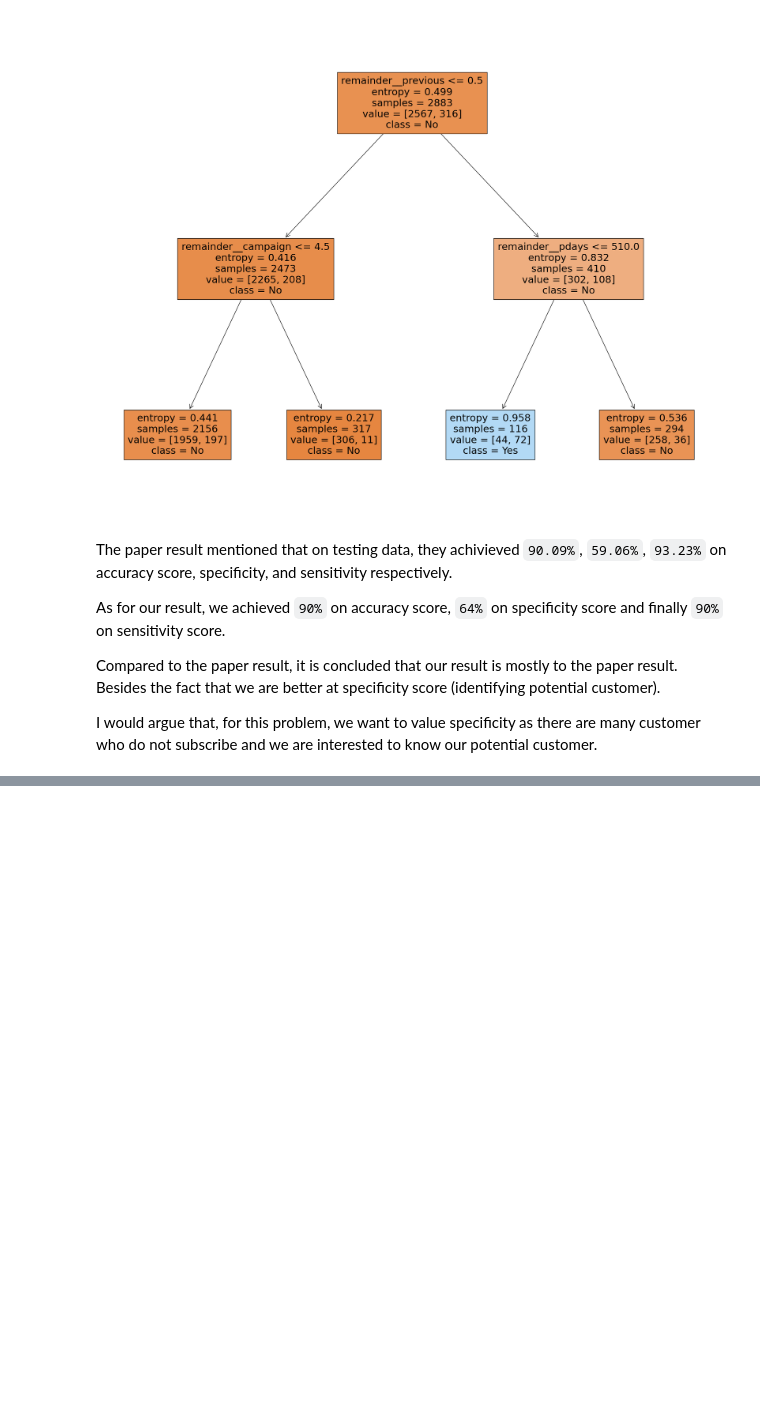
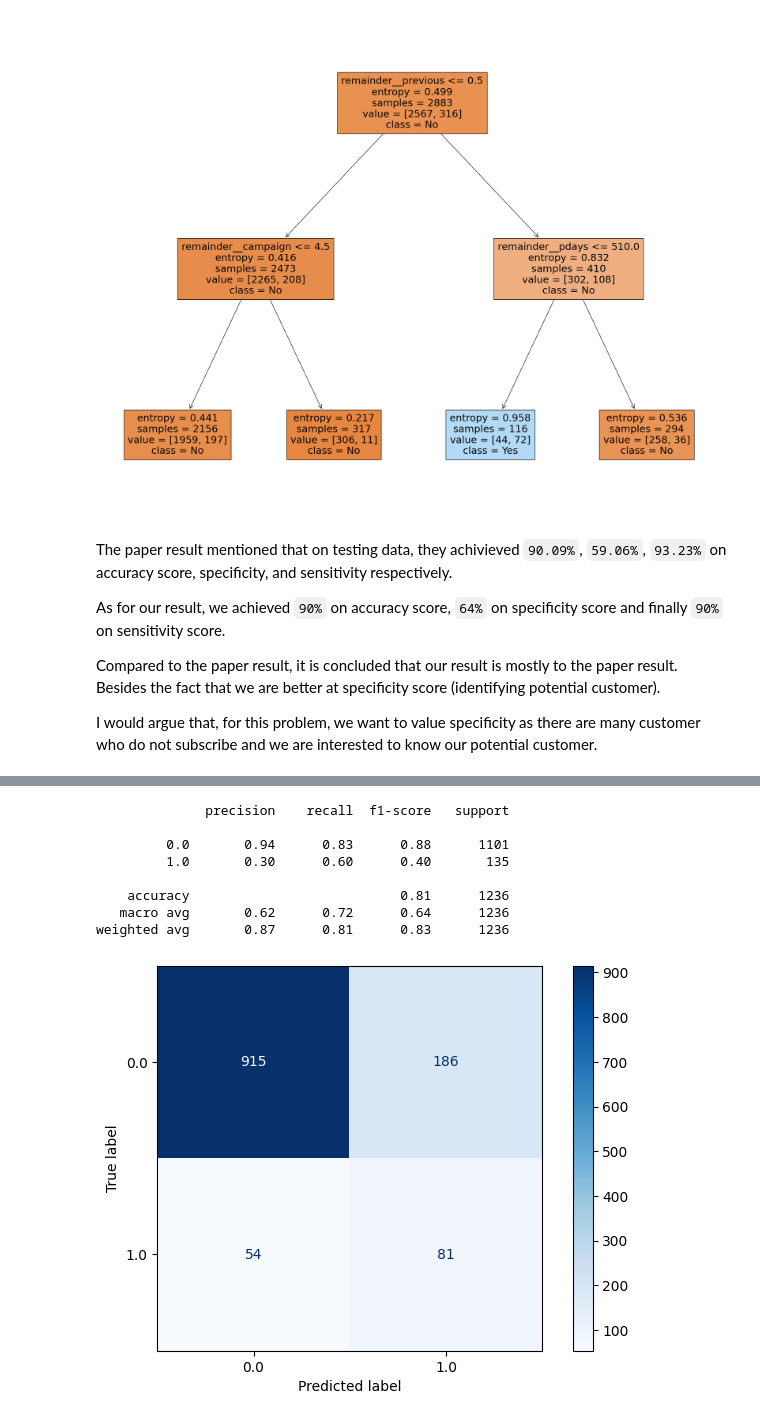
Before and after one commit to longtv2222/bank-investment-prediction, a Jupyter notebook: notebook.ipynb, the cells around one changed output, grey strips where cells are left out. Saved outputs shown, nothing was run; the diff lists cells and outputs as text; code cells hidden in the pictures; blank space fills up the shorter version.

```diff
--- a/notebook.ipynb
+++ b/notebook.ipynb
@@ -341,0 +367,18 @@ The recall score for this model is `99%` and the f1-score is `94%`. Although the
+# %%
+from imblearn.ensemble import BalancedRandomForestClassifier
+
+brfc = BalancedRandomForestClassifier(random_state=22)
+tree_tuning = GridSearchCV(
+    estimator=brfc, param_grid=param_grid, scoring="accuracy", cv=10, n_jobs=-1)
+tree_tuning.fit(x_train, y_train)
+report_result(tree_tuning.predict(x_test), y_test, tree_tuning)
+# %% [output]
+              precision    recall  f1-score   support
+
+         0.0       0.94      0.83      0.88      1101
+         1.0       0.30      0.60      0.40       135
+
+    accuracy                           0.81      1236
+   macro avg       0.62      0.72      0.64      1236
+weighted avg       0.87      0.81      0.83      1236
+[figure, added]
```
Also changed, not shown: parts of 9 cells of this notebook.
